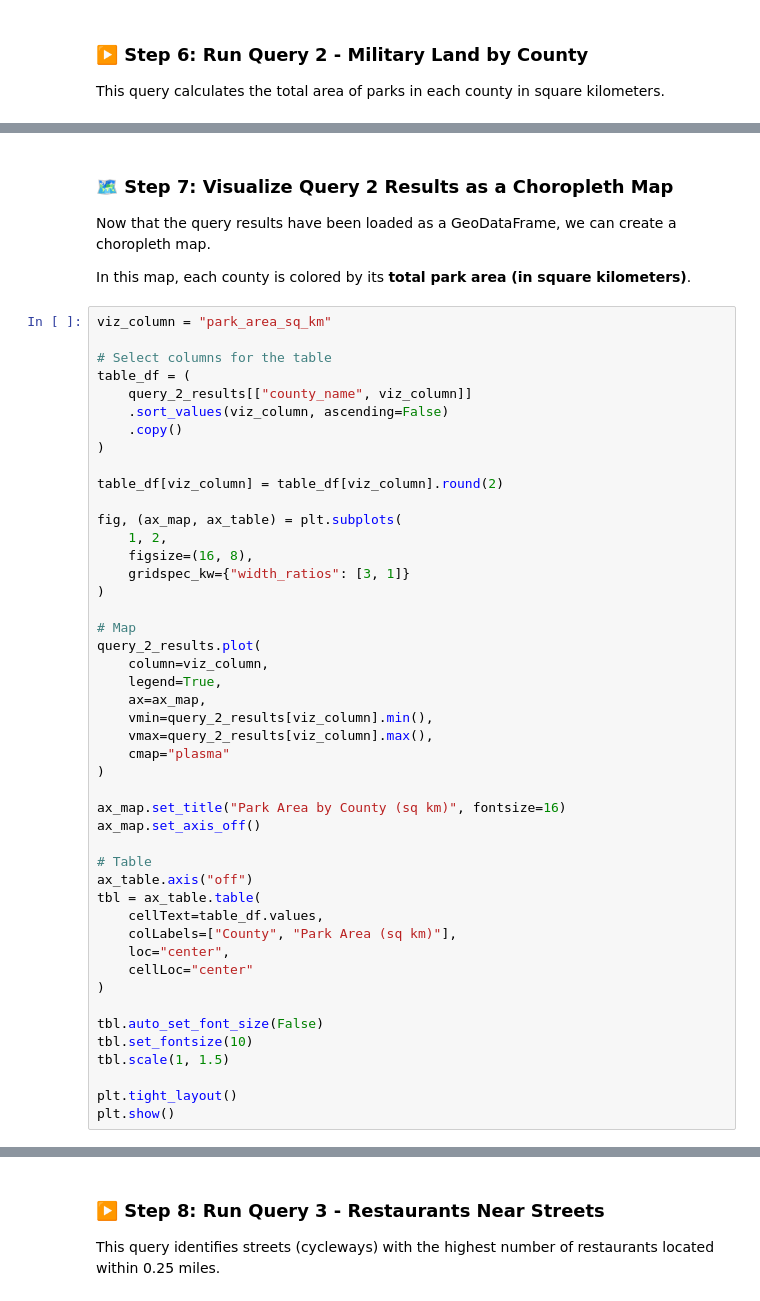
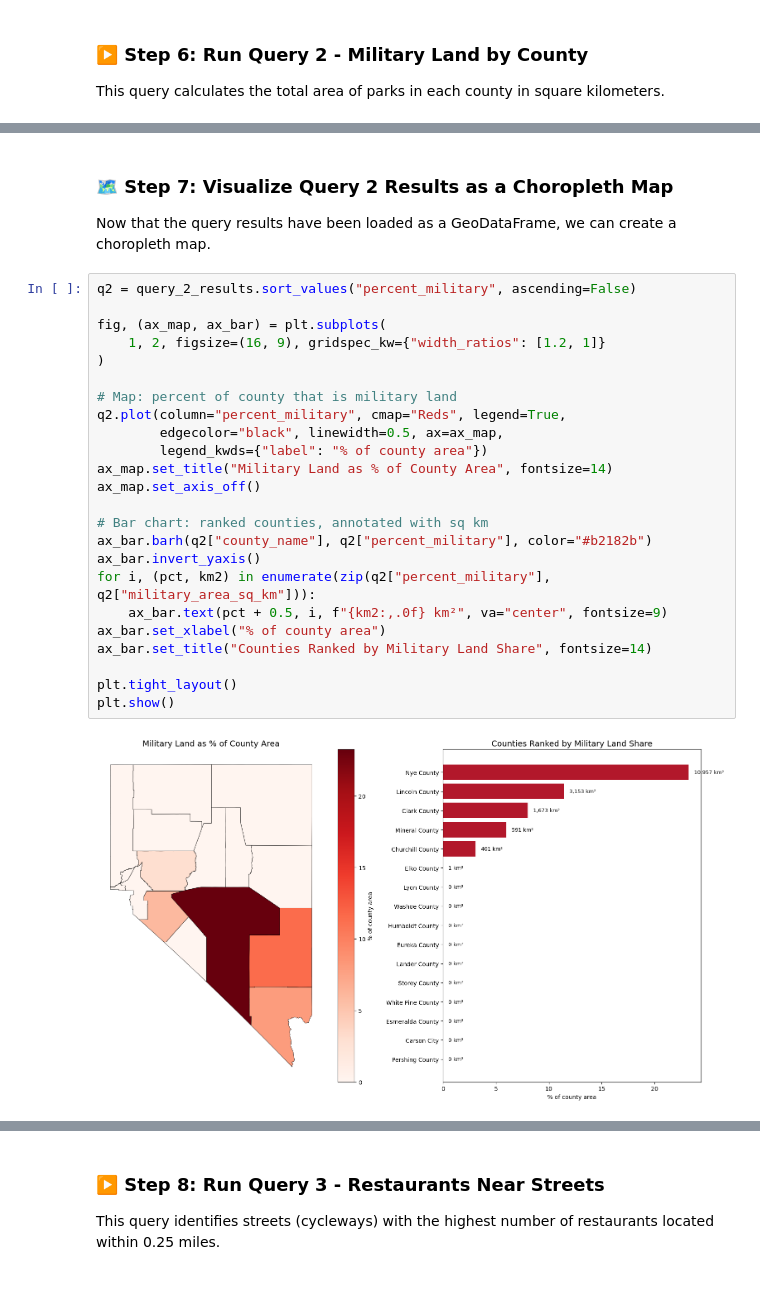
Before and after one commit to irenebdickinson/gist604b-osm-postgis-fa26, a Jupyter notebook: notebooks/osm_postgis_diy_nevada.ipynb, the cells around one changed output, grey strips where cells are left out. Cells and saved outputs as stored; diff of their text form.

Commit message:
query 2 interpretation

```diff
--- a/notebooks/osm_postgis_diy_nevada.ipynb
+++ b/notebooks/osm_postgis_diy_nevada.ipynb
@@ -203,51 +203,29 @@ except Exception as e:
 ### 🗺️ Step 7: Visualize Query 2 Results as a Choropleth Map
 
 Now that the query results have been loaded as a GeoDataFrame, we can create a choropleth map.
-
-In this map, each county is colored by its **total park area (in square kilometers)**.
-# %%
-viz_column = "park_area_sq_km"
-
-# Select columns for the table
-table_df = (
-    query_2_results[["county_name", viz_column]]
-    .sort_values(viz_column, ascending=False)
-    .copy()
-)
-
-table_df[viz_column] = table_df[viz_column].round(2)
-
-fig, (ax_map, ax_table) = plt.subplots(
-    1, 2,
-    figsize=(16, 8),
-    gridspec_kw={"width_ratios": [3, 1]}
-)
-
-# Map
-query_2_results.plot(
-    column=viz_column,
-    legend=True,
-    ax=ax_map,
-    vmin=query_2_results[viz_column].min(),
-    vmax=query_2_results[viz_column].max(),
-    cmap="plasma"
-)
-
-ax_map.set_title("Park Area by County (sq km)", fontsize=16)
-ax_map.set_axis_off()
-
-# Table
-ax_table.axis("off")
-tbl = ax_table.table(
-    cellText=table_df.values,
-    colLabels=["County", "Park Area (sq km)"],
-    loc="center",
-    cellLoc="center"
-)
-
-tbl.auto_set_font_size(False)
-tbl.set_fontsize(10)
-tbl.scale(1, 1.5)
-
-plt.tight_layout()
-plt.show()
+# %%
+q2 = query_2_results.sort_values("percent_military", ascending=False)
+
+fig, (ax_map, ax_bar) = plt.subplots(
+    1, 2, figsize=(16, 9), gridspec_kw={"width_ratios": [1.2, 1]}
+)
+
+# Map: percent of county that is military land
+q2.plot(column="percent_military", cmap="Reds", legend=True,
+        edgecolor="black", linewidth=0.5, ax=ax_map,
+        legend_kwds={"label": "% of county area"})
+ax_map.set_title("Military Land as % of County Area", fontsize=14)
+ax_map.set_axis_off()
+
+# Bar chart: ranked counties, annotated with sq km
+ax_bar.barh(q2["county_name"], q2["percent_military"], color="#b2182b")
+ax_bar.invert_yaxis()
+for i, (pct, km2) in enumerate(zip(q2["percent_military"], q2["military_area_sq_km"])):
+    ax_bar.text(pct + 0.5, i, f"{km2:,.0f} km²", va="center", fontsize=9)
+ax_bar.set_xlabel("% of county area")
+ax_bar.set_title("Counties Ranked by Military Land Share", fontsize=14)
+
+plt.tight_layout()
+plt.show()
+# %% [output]
+[figure, added]
```
Also changed, not shown: parts of 1 cell of this notebook.
